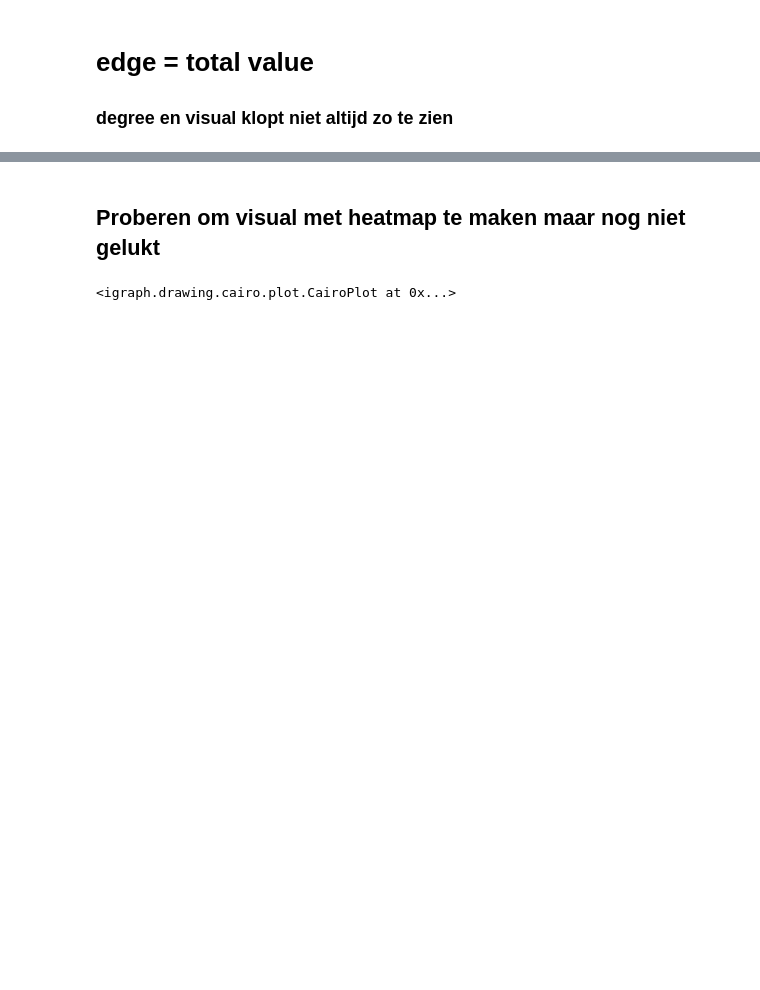
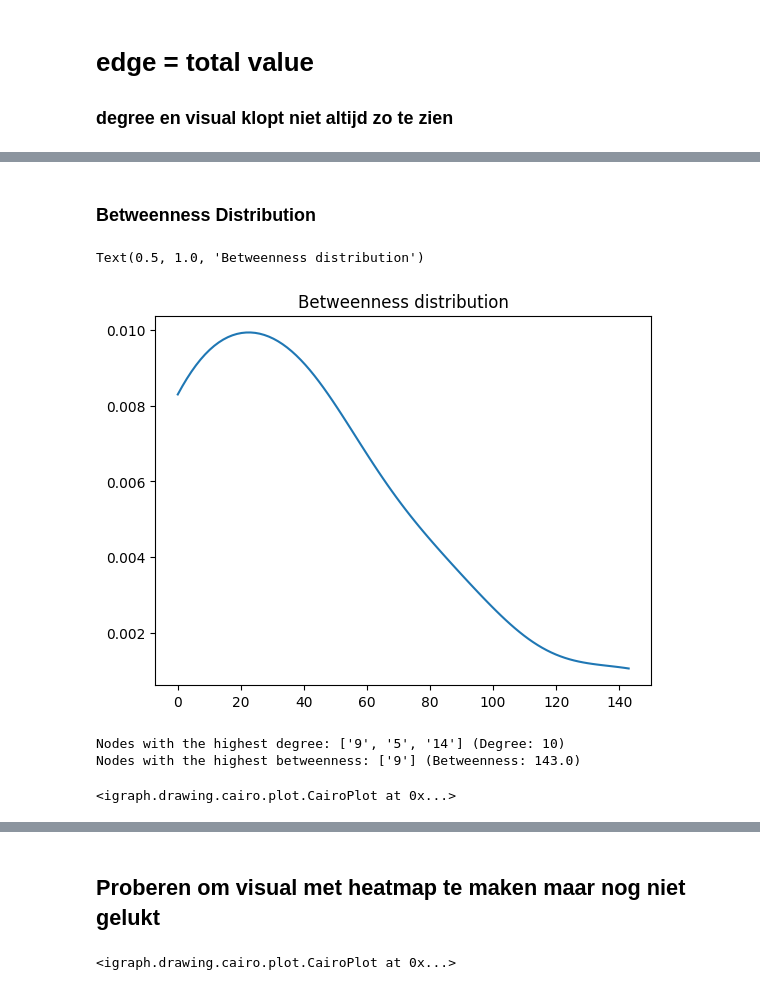
Before and after one commit to Victor-Wouters/Large-Scale-Networks-Analysis, a Jupyter notebook: Network_analysis_test.ipynb, the cells around one changed output, grey strips where cells are left out. Drawn from its saved outputs; the diff is of its cells as text; code cells hidden in the pictures; blank space fills up the shorter version.

```diff
--- a/Network_analysis_test.ipynb
+++ b/Network_analysis_test.ipynb
@@ -224,0 +298,67 @@ Participant 18 - In-degree: 4, Out-degree: 0
+# %% [markdown]
+### Betweenness Distribution
+# %%
+# Estimation of the probability denstity function using a kernel-density estimation using Gaussian kernel
+btw=g.betweenness()
+kde = gaussian_kde(btw)
+# these are the values over wich your kernel will be evaluated
+dist_space = linspace( min(btw), max(btw), 100 )
+# plot the results
+plt.plot( dist_space, kde(dist_space) )
+plt.title("Betweenness distribution")
+# %% [output]
+Text(0.5, 1.0, 'Betweenness distribution')
+[figure, added]
+# %%
+# Find nodes with the highest degree
+max_degree_value = max(degree)
+max_degree_nodes = [node for node, node_degree in enumerate(degree) if node_degree == max_degree_value]
+max_degree_nodes_labels = [g.vs[node]["name"] for node in list(max_degree_nodes)]
+max_degree_nodes_id = [g.vs[node]["name"] for node in list(max_degree_nodes)]
+
+
+# Find nodes with the highest betweenness
+max_betweenness_value = max(btw)
+max_betweenness_nodes = [node for node, betweenness in enumerate(btw) if betweenness == max_betweenness_value]
+max_betweenness_nodes_labels = [g.vs[node]["name"] for node in list(max_betweenness_nodes)]
+max_betweenness_nodes_id = [g.vs[node]["name"] for node in list(max_betweenness_nodes)]
+
+
+print(f"Nodes with the highest degree: {max_degree_nodes_labels} (Degree: {max_degree_value})")
+print(f"Nodes with the highest betweenness: {max_betweenness_nodes_labels} (Betweenness: {max_betweenness_value})")
+# %% [output]
+Nodes with the highest degree: ['9', '5', '14'] (Degree: 10)
+Nodes with the highest betweenness: ['9'] (Betweenness: 143.0)
+# %%
+#visual with the nodes with the highest betweenness in yellow
+# Normalize edge weights for visualization
+weights = np.array(g.es["weight"])
+normalized_weights = 1 + 9 * (weights - weights.min()) / (weights.max() - weights.min())
+# Create plot using Fruchterman-Rheingold
+layout_fr = g.layout("fr")
+
+visual_style = {}
+visual_style["vertex_size"] = 20
+visual_style["vertex_label_size"]=10
+visual_style["vertex_color"] = "blue"
+visual_style["vertex_label"] = g.vs["name"]
+visual_style["layout"] = layout_fr
+visual_style["edge_width"]=normalized_weights
+visual_style["bbox"] = (600, 600)
+visual_style["margin"] = 20
+
+#give a different colour to the nodes with the highest betweenness, and highest degree
+g.vs['color']='blue'
+for i in max_betweenness_nodes:
+  g.vs[i]['color']='yellow'
+for i in max_degree_nodes:
+  g.vs[i]['color']='red'
+for i in max_degree_nodes and max_betweenness_nodes:
+  g.vs[i]['color']='green'
+
+visual_style["vertex_color"] = g.vs['color']
+
+
+ig.plot(g, **visual_style)
+# %% [output]
+<igraph.drawing.cairo.plot.CairoPlot at 0x...>
```
Also changed, not shown: parts of 14 cells of this notebook.
